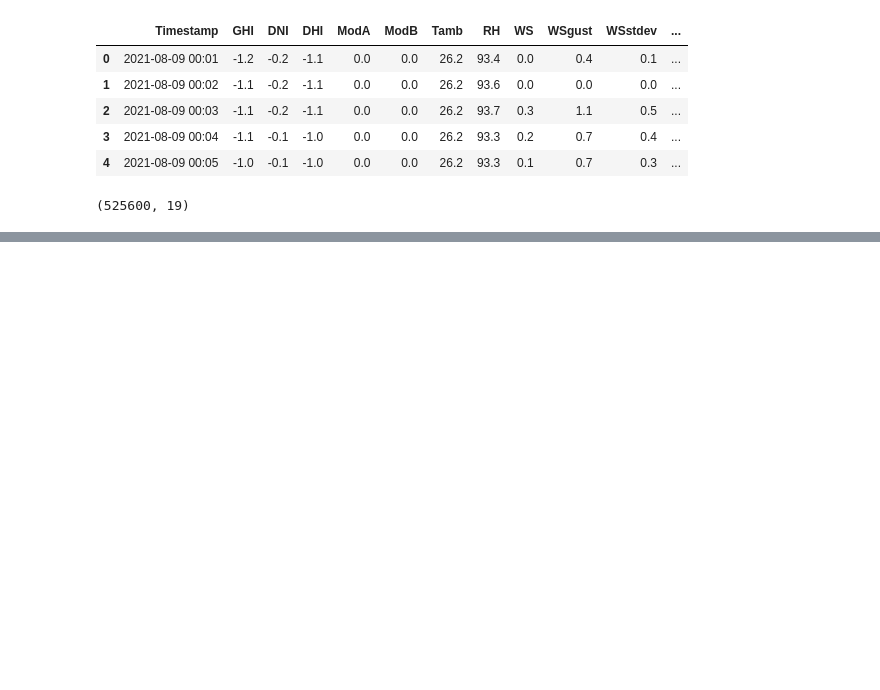
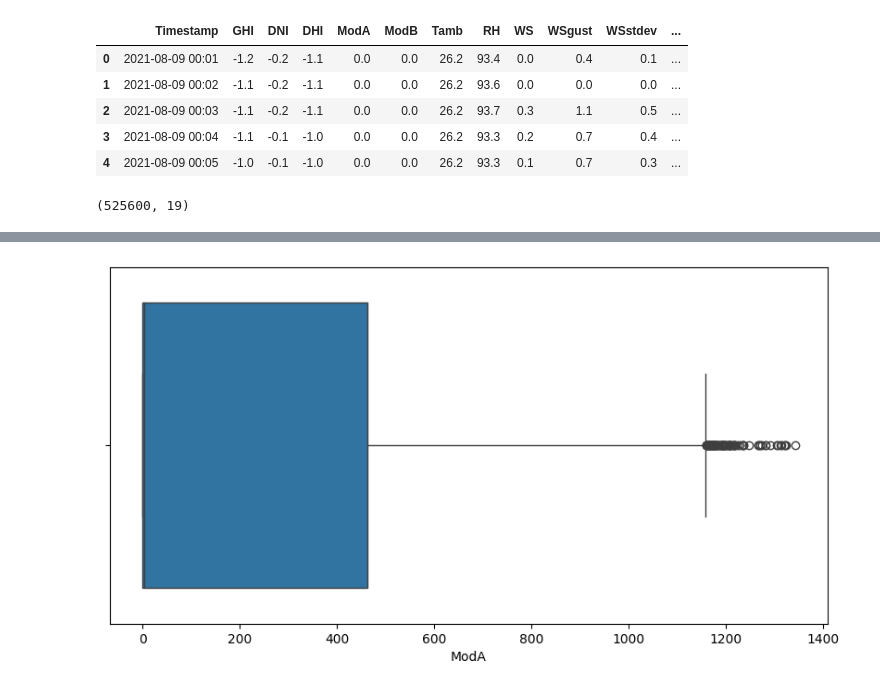
Before and after one commit to rinamoh/Kifiya-AIM-Week0, a Jupyter notebook: notebooks/EDA.ipynb, the cells around one changed output, grey strips where cells are left out. Saved outputs shown, nothing was run; the diff lists cells and outputs as text; code cells hidden in the pictures; blank space fills up the shorter version.

```diff
--- a/notebooks/EDA.ipynb
+++ b/notebooks/EDA.ipynb
@@ -36,0 +101,6 @@ data.describe()
+# %%
+plt.figure(figsize=(10,5))
+sns.boxplot(x=data['ModA'])
+plt.show()
+# %% [output]
+[figure, added]
```
Also changed, not shown: parts of 10 cells of this notebook.
